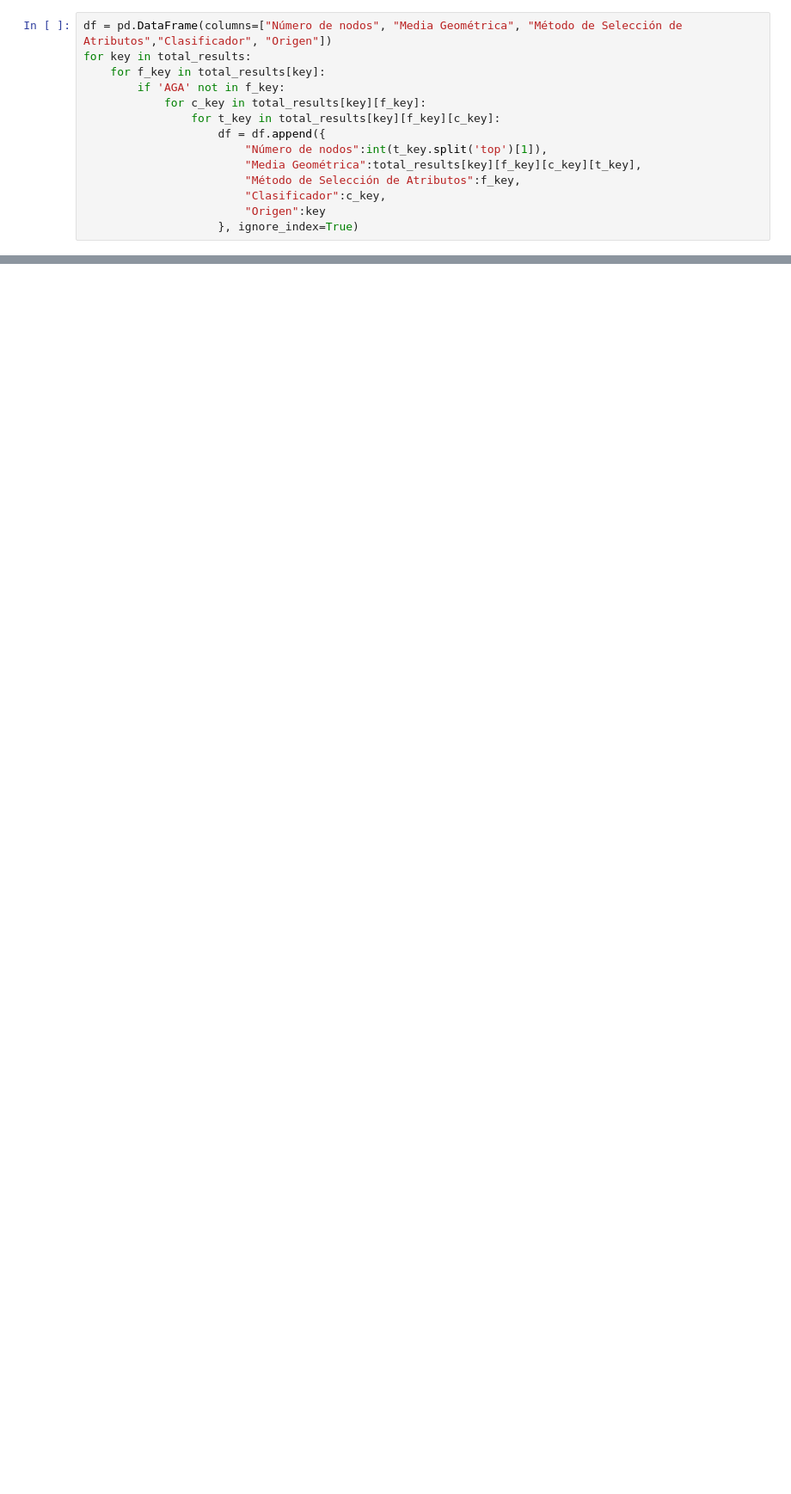
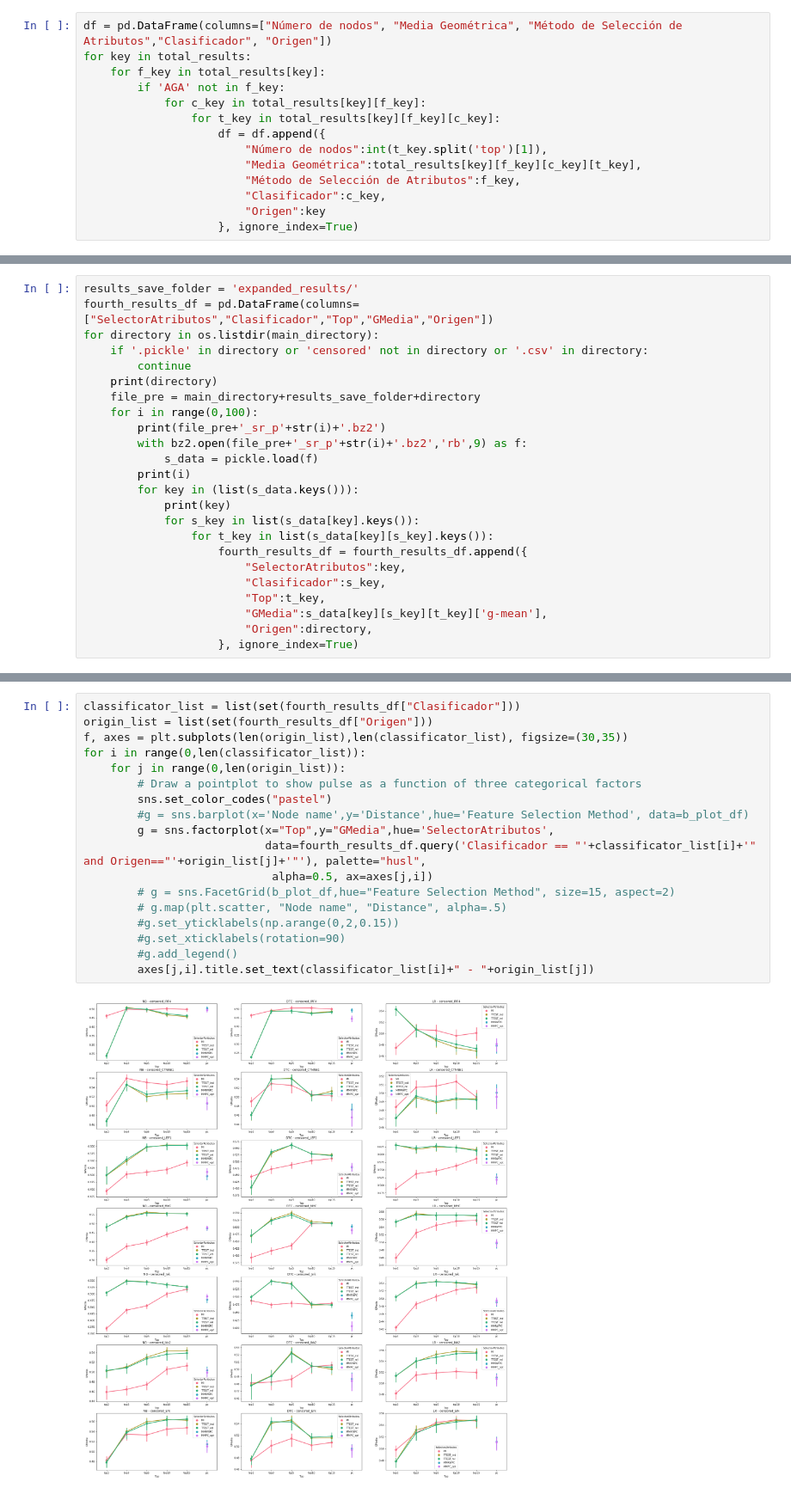
Before and after one commit to Akawa94/GeneInteractionsBN, a Jupyter notebook: FeatureSelection/Thesis Presentation.ipynb, the cells around one changed output, grey strips where cells are left out. Shown at 86% size. Saved outputs shown, nothing was run; the diff lists cells and outputs as text; blank space fills up the shorter version.

```diff
--- a/FeatureSelection/Thesis Presentation.ipynb
+++ b/FeatureSelection/Thesis Presentation.ipynb
@@ -111,0 +130,24 @@ for j in range(0,len(origin_list)):
+# %%
+results_save_folder = 'expanded_results/'
+fourth_results_df = pd.DataFrame(columns=["SelectorAtributos","Clasificador","Top","GMedia","Origen"])
+for directory in os.listdir(main_directory):
+    if '.pickle' in directory or 'censored' not in directory or '.csv' in directory:
+        continue
+    print(directory)
+    file_pre = main_directory+results_save_folder+directory
+    for i in range(0,100):
+        print(file_pre+'_sr_p'+str(i)+'.bz2')
+        with bz2.open(file_pre+'_sr_p'+str(i)+'.bz2','rb',9) as f:
+            s_data = pickle.load(f)
+        print(i)
+        for key in (list(s_data.keys())):
+            print(key)
+            for s_key in list(s_data[key].keys()):
+                for t_key in list(s_data[key][s_key].keys()):
+                    fourth_results_df = fourth_results_df.append({
+                        "SelectorAtributos":key,
+                        "Clasificador":s_key,
+                        "Top":t_key,
+                        "GMedia":s_data[key][s_key][t_key]['g-mean'],
+                        "Origen":directory,
+                    }, ignore_index=True)
@@ -111,0 +172,20 @@ for j in range(0,len(origin_list)):
+# %%
+classificator_list = list(set(fourth_results_df["Clasificador"]))
+origin_list = list(set(fourth_results_df["Origen"]))
+f, axes = plt.subplots(len(origin_list),len(classificator_list), figsize=(30,35))
+for i in range(0,len(classificator_list)):
+    for j in range(0,len(origin_list)):
+        # Draw a pointplot to show pulse as a function of three categorical factors
+        sns.set_color_codes("pastel")
+        #g = sns.barplot(x='Node name',y='Distance',hue='Feature Selection Method', data=b_plot_df)
+        g = sns.factorplot(x="Top",y="GMedia",hue='SelectorAtributos',
+                           data=fourth_results_df.query('Clasificador == "'+classificator_list[i]+'" and Origen=="'+origin_list[j]+'"'), palette="husl",
+                            alpha=0.5, ax=axes[j,i])
+        # g = sns.FacetGrid(b_plot_df,hue="Feature Selection Method", size=15, aspect=2)
+        # g.map(plt.scatter, "Node name", "Distance", alpha=.5)
+        #g.set_yticklabels(np.arange(0,2,0.15))
+        #g.set_xticklabels(rotation=90)
+        #g.add_legend()
+        axes[j,i].title.set_text(classificator_list[i]+" - "+origin_list[j])
+# %% [output]
+[figure, added]
```
Also changed, not shown: parts of 11 cells of this notebook, 7 other files.
